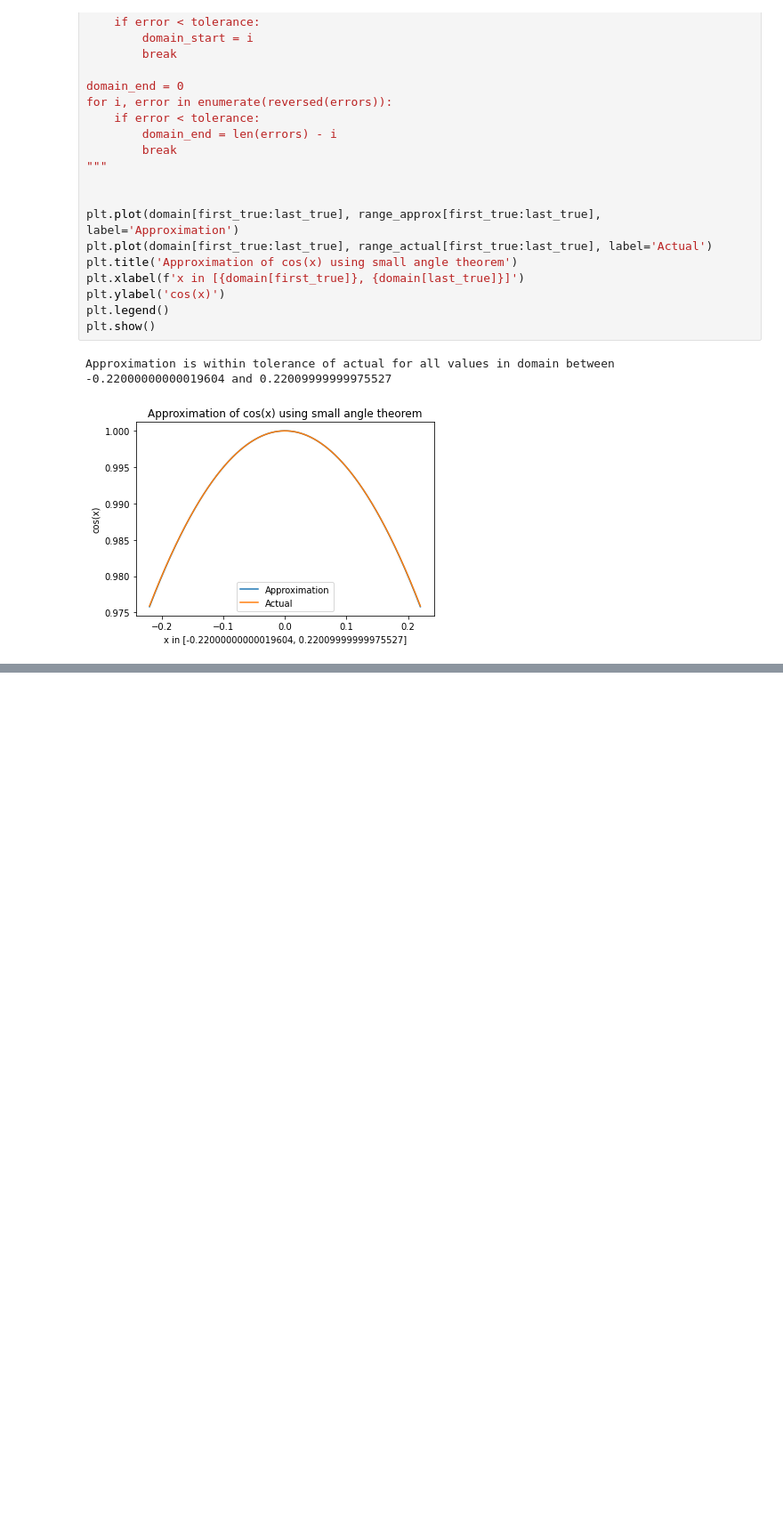
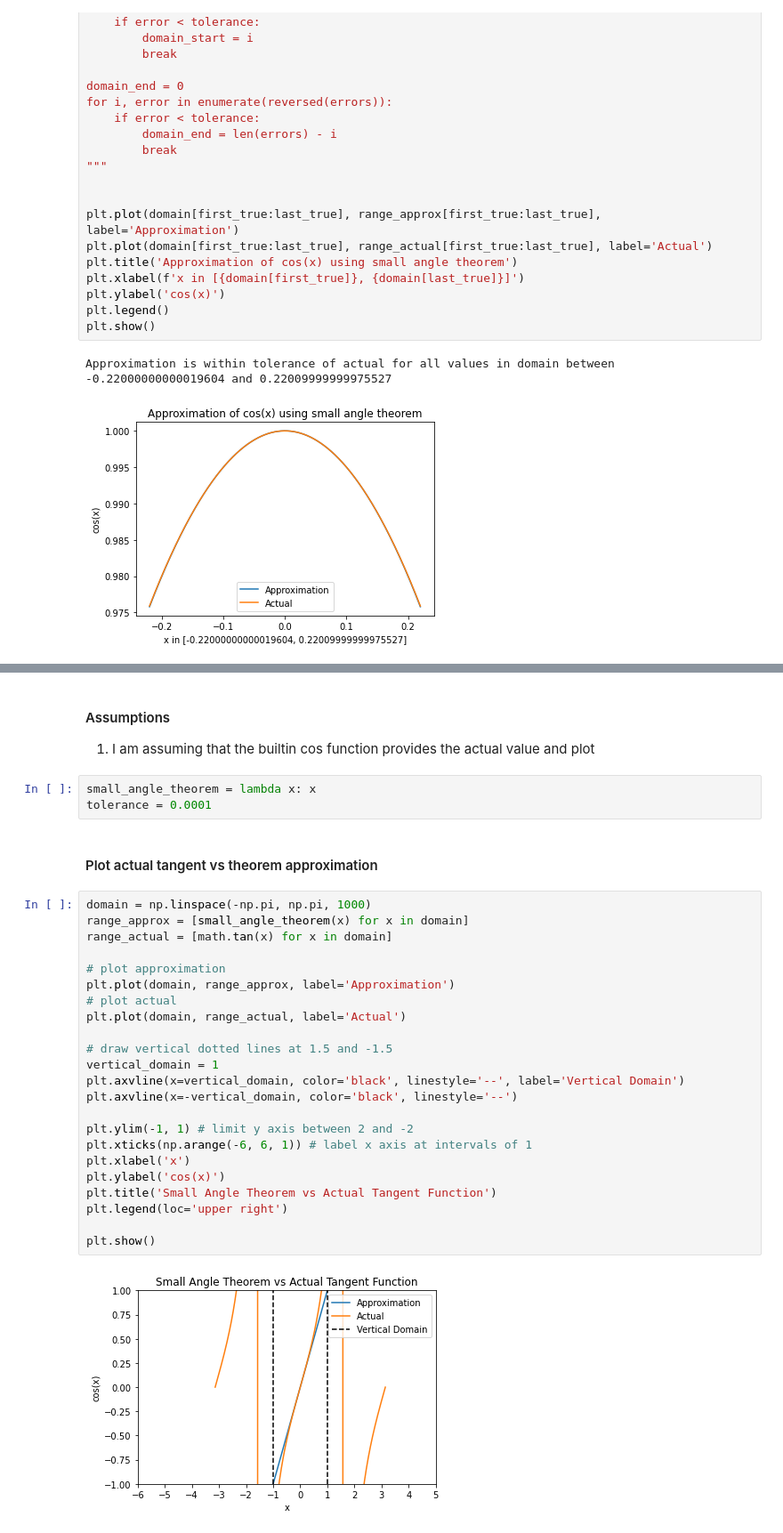
Before and after one commit to Rishi-Bidani/FIT3139, a Jupyter notebook: assignment1/final.ipynb, the cells around one changed output, grey strips where cells are left out. Shown at 89% size. Saved outputs shown, nothing was run; the diff lists cells and outputs as text; blank space fills up the shorter version.

```diff
--- a/assignment1/final.ipynb
+++ b/assignment1/final.ipynb
@@ -311,0 +486,33 @@ Approximation is within tolerance of actual for all values in domain between -0.
+# %% [markdown]
+#### Assumptions
+1. I am assuming that the builtin cos function provides the actual value and plot
+# %%
+small_angle_theorem = lambda x: x
+tolerance = 0.0001
+# %% [markdown]
+#### Plot actual tangent vs theorem approximation
+# %%
+domain = np.linspace(-np.pi, np.pi, 1000)
+range_approx = [small_angle_theorem(x) for x in domain]
+range_actual = [math.tan(x) for x in domain]
+
+# plot approximation
+plt.plot(domain, range_approx, label='Approximation')
+# plot actual
+plt.plot(domain, range_actual, label='Actual')
+
+# draw vertical dotted lines at 1.5 and -1.5
+vertical_domain = 1
+plt.axvline(x=vertical_domain, color='black', linestyle='--', label='Vertical Domain')
+plt.axvline(x=-vertical_domain, color='black', linestyle='--')
+
+plt.ylim(-1, 1) # limit y axis between 2 and -2
+plt.xticks(np.arange(-6, 6, 1)) # label x axis at intervals of 1
+plt.xlabel('x')
+plt.ylabel('cos(x)')
+plt.title('Small Angle Theorem vs Actual Tangent Function')
+plt.legend(loc='upper right')
+
+plt.show()
+# %% [output]
+[figure, added]
```
Also changed, not shown: parts of 58 cells of this notebook, 1 other file.
